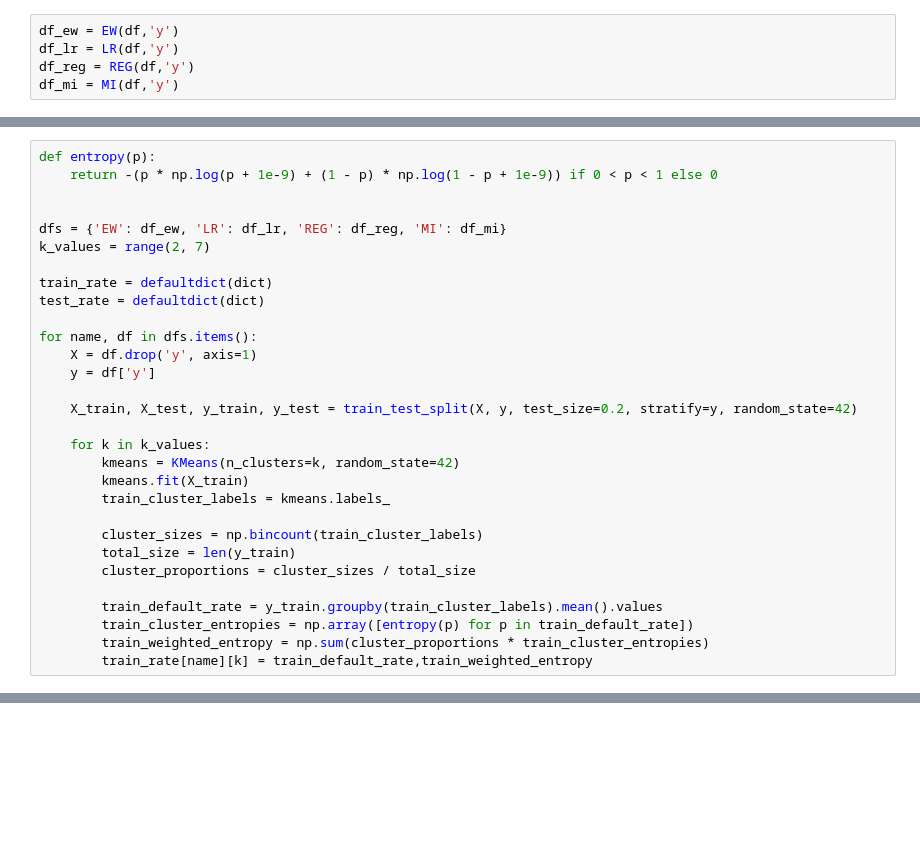
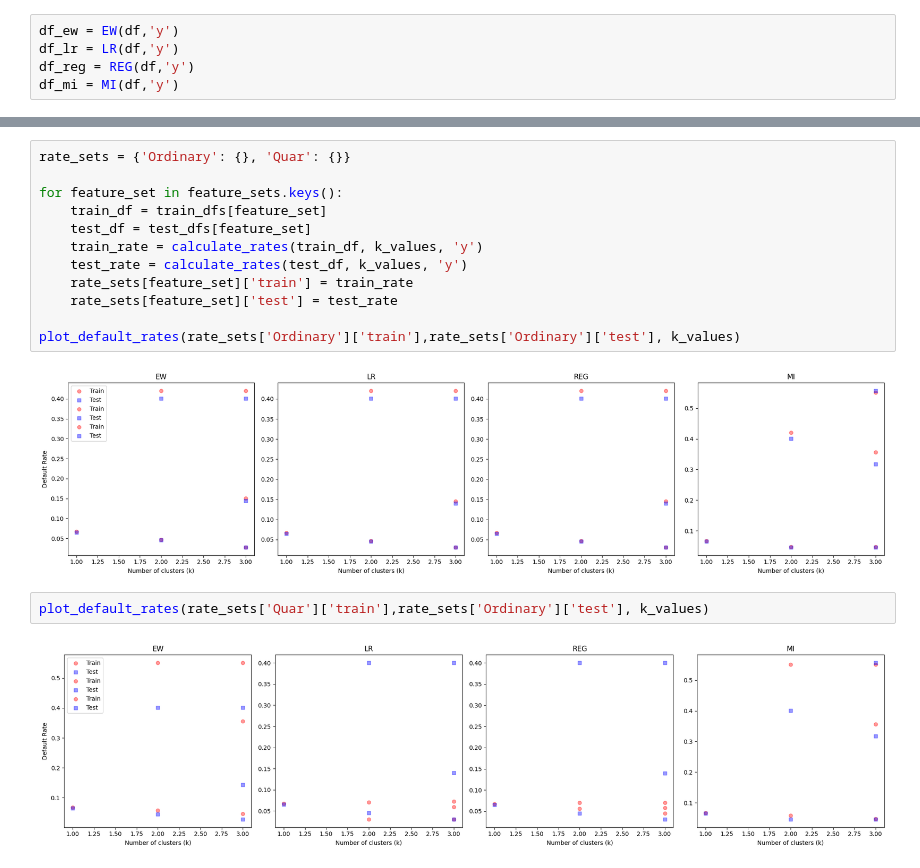
Before and after one commit to M122040014b/Paper-reproduction, a Jupyter notebook: birdge.ipynb, the cells around one changed output, grey strips where cells are left out. Cells and saved outputs as stored; diff of their text form; blank space fills up the shorter version.

```diff
--- a/birdge.ipynb
+++ b/birdge.ipynb
@@ -263,30 +350,0 @@ plt.show()
-# %%
-def entropy(p):
-    return -(p * np.log(p + 1e-9) + (1 - p) * np.log(1 - p + 1e-9)) if 0 < p < 1 else 0
-
-
-dfs = {'EW': df_ew, 'LR': df_lr, 'REG': df_reg, 'MI': df_mi}
-k_values = range(2, 7)
-
-train_rate = defaultdict(dict)
-test_rate = defaultdict(dict)
-
-for name, df in dfs.items():
-    X = df.drop('y', axis=1)
-    y = df['y']
-
-    X_train, X_test, y_train, y_test = train_test_split(X, y, test_size=0.2, stratify=y, random_state=42)
-
-    for k in k_values:
-        kmeans = KMeans(n_clusters=k, random_state=42)
-        kmeans.fit(X_train)
-        train_cluster_labels = kmeans.labels_
-
-        cluster_sizes = np.bincount(train_cluster_labels)
-        total_size = len(y_train)
-        cluster_proportions = cluster_sizes / total_size
-
-        train_default_rate = y_train.groupby(train_cluster_labels).mean().values
-        train_cluster_entropies = np.array([entropy(p) for p in train_default_rate])
-        train_weighted_entropy = np.sum(cluster_proportions * train_cluster_entropies)
-        train_rate[name][k] = train_default_rate,train_weighted_entropy
@@ -312,0 +635,18 @@ defaultdict(dict,
+# %%
+rate_sets = {'Ordinary': {}, 'Quar': {}}
+
+for feature_set in feature_sets.keys():
+    train_df = train_dfs[feature_set]
+    test_df = test_dfs[feature_set]
+    train_rate = calculate_rates(train_df, k_values, 'y')
+    test_rate = calculate_rates(test_df, k_values, 'y')
+    rate_sets[feature_set]['train'] = train_rate
+    rate_sets[feature_set]['test'] = test_rate
+
+plot_default_rates(rate_sets['Ordinary']['train'],rate_sets['Ordinary']['test'], k_values)
+# %% [output]
+[figure, added]
+# %%
+plot_default_rates(rate_sets['Quar']['train'],rate_sets['Ordinary']['test'], k_values)
+# %% [output]
+[figure, added]
```
Also changed, not shown: parts of 31 cells of this notebook.
